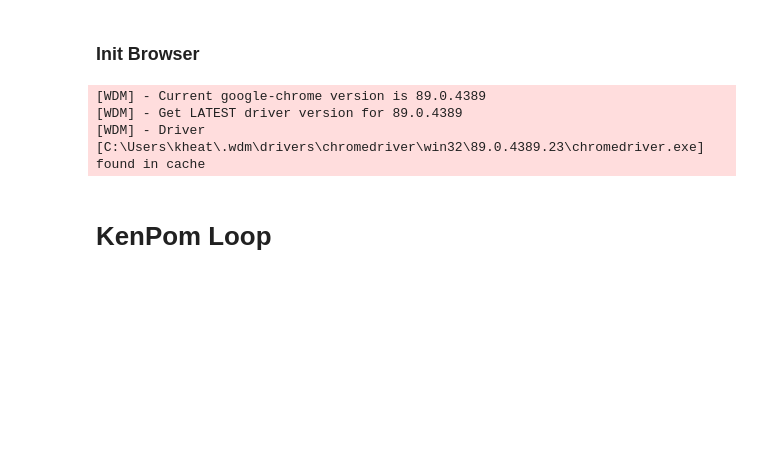
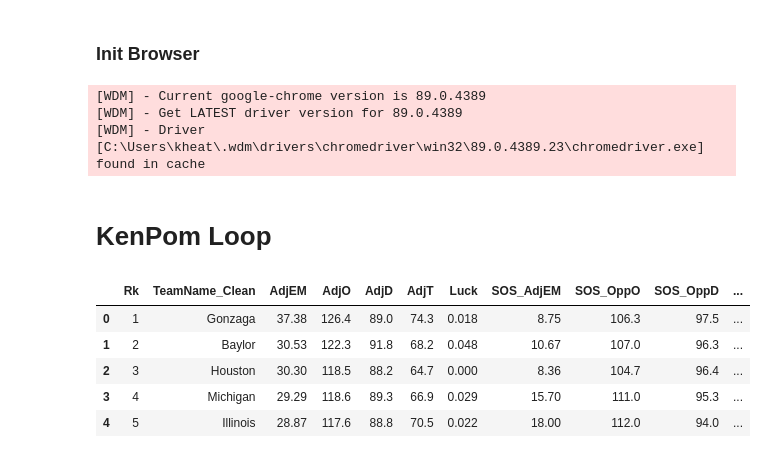
Before and after one commit to kriswasemiller/MM_NCAA_Capstone, a Jupyter notebook: Brett_branch/Web_Scrape.ipynb, the cells around one changed output. Cells and saved outputs as stored; diff of their text form; code cells hidden in the pictures; blank space fills up the shorter version.

```diff
--- a/Brett_branch/Web_Scrape.ipynb
+++ b/Brett_branch/Web_Scrape.ipynb
@@ -73,6 +73,15 @@ for year in years:
 
     # Write each df to CSV
     df_kenPom.to_csv(f'Data/2021/kenPom_{year}.csv', index=False)
+# %%
+df_kenPom.head()
+# %% [output]
+|  | Rk | TeamName_Clean | AdjEM | AdjO | AdjD | AdjT | Luck | SOS_AdjEM | SOS_OppO | SOS_OppD | ... |
+| 0 | 1 | Gonzaga | 37.38 | 126.4 | 89.0 | 74.3 | 0.018 | 8.75 | 106.3 | 97.5 | ... |
+| 1 | 2 | Baylor | 30.53 | 122.3 | 91.8 | 68.2 | 0.048 | 10.67 | 107.0 | 96.3 | ... |
+| 2 | 3 | Houston | 30.30 | 118.5 | 88.2 | 64.7 | 0.000 | 8.36 | 104.7 | 96.4 | ... |
+| 3 | 4 | Michigan | 29.29 | 118.6 | 89.3 | 66.9 | 0.029 | 15.70 | 111.0 | 95.3 | ... |
+| 4 | 5 | Illinois | 28.87 | 117.6 | 88.8 | 70.5 | 0.022 | 18.00 | 112.0 | 94.0 | ... |
 # %%
 files = ['kenPom_2016.csv', 'kenPom_2017.csv', 'kenPom_2018.csv', 'kenPom_2019.csv', 'kenPom_2020.csv', 'kenPom_2021.csv']
 
```
Also changed, not shown: 1 other file.
